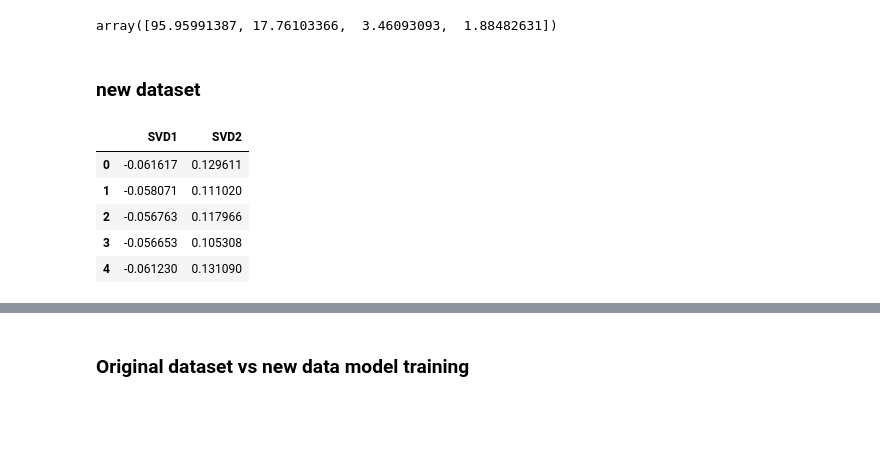
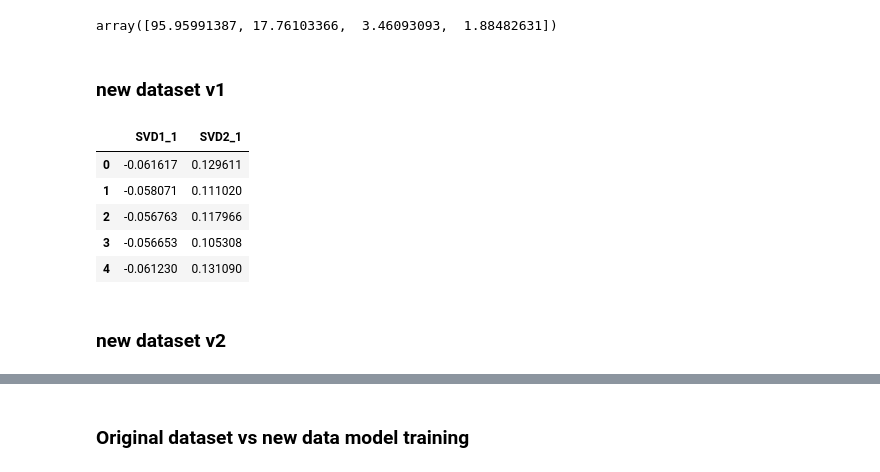
Before and after one commit to hellge83/AI_lin_alg, a Jupyter notebook: les05/les05.ipynb, the cells around one changed output, grey strips where cells are left out. Cells and saved outputs as stored; diff of their text form; code cells hidden in the pictures; blank space fills up the shorter version.

Commit message:
2nd way of SVD data reduction

```diff
--- a/les05/les05.ipynb
+++ b/les05/les05.ipynb
@@ -96,7 +96,7 @@ sns.heatmap(corr, annot=True, ax=ax)
 # %% [markdown]
 ### SVD decomposition
 # %%
-U, s, V = np.linalg.svd(data)
+U, s, W = np.linalg.svd(data)
 s
 # %% [output]
 array([95.95991387, 17.76103366,  3.46093093,  1.88482631])
@@ -104,16 +104,18 @@ array([95.95991387, 17.76103366,  3.46093093,  1.88482631])
 # 2 singular values
 # np.mat(np.eye(2)*s[:2])
 # %% [markdown]
-### new dataset
+### new dataset v1
 # %%
 newdata = U[:,:2]
 newdata = pd.DataFrame(newdata)
-newdata.columns=['SVD1','SVD2']
+newdata.columns=['SVD1_1','SVD2_1']
 newdata.head()
 # %% [output]
-|  | SVD1 | SVD2 |
+|  | SVD1_1 | SVD2_1 |
 | 0 | -0.061617 | 0.129611 |
 | 1 | -0.058071 | 0.111020 |
 | 2 | -0.056763 | 0.117966 |
 | 3 | -0.056653 | 0.105308 |
 | 4 | -0.061230 | 0.131090 |
+# %% [markdown]
+### new dataset v2
```
Also changed, not shown: parts of 10 cells of this notebook.
